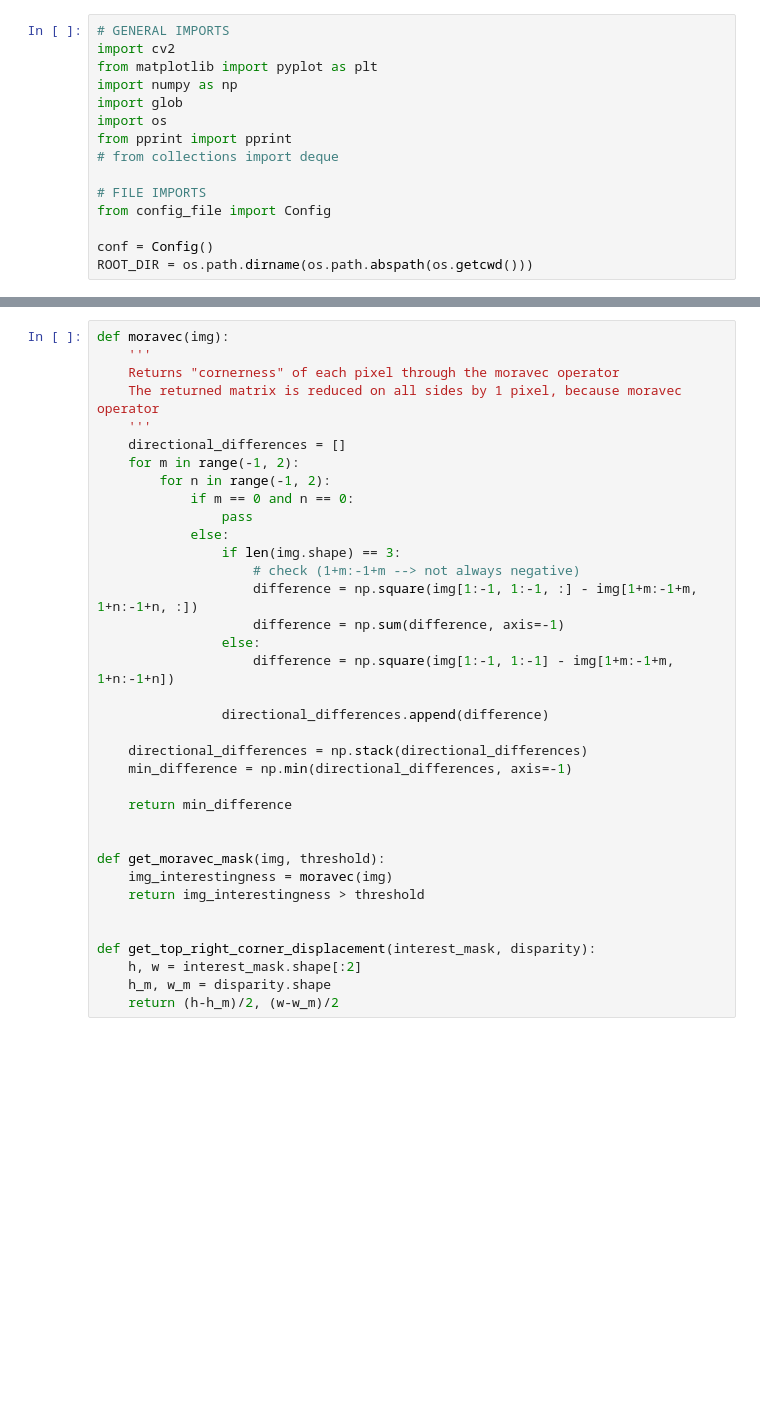
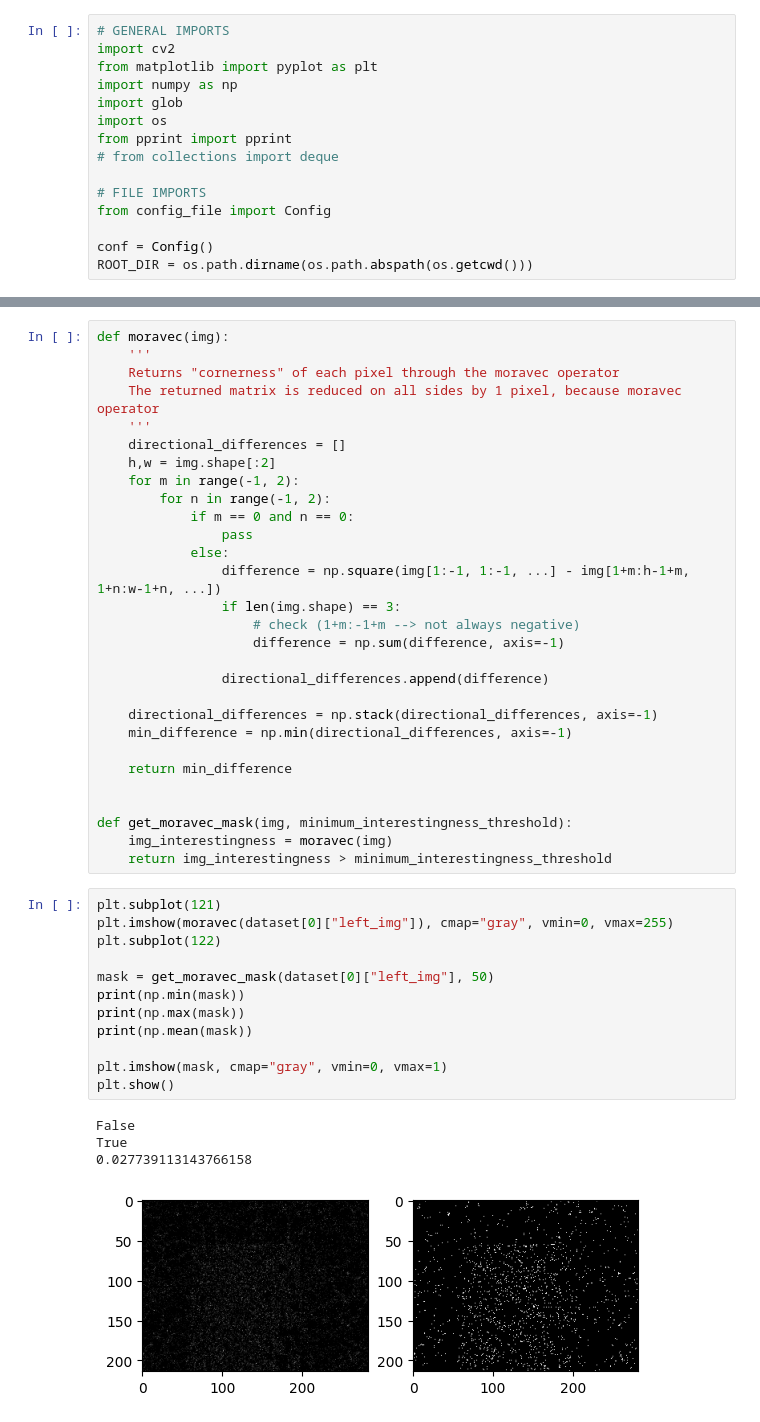
Before and after one commit to MarcelloCeresini/ComputerVision, a Jupyter notebook: src/main.ipynb, the cells around one changed output, grey strips where cells are left out. Cells and saved outputs as stored; diff of their text form; blank space fills up the shorter version.

```diff
--- a/src/main.ipynb
+++ b/src/main.ipynb
@@ -138,32 +254,42 @@ def moravec(img):
     The returned matrix is reduced on all sides by 1 pixel, because moravec operator
     '''
     directional_differences = []
+    h,w = img.shape[:2]
     for m in range(-1, 2):
         for n in range(-1, 2):
             if m == 0 and n == 0:
                 pass
             else:
+                difference = np.square(img[1:-1, 1:-1, ...] - img[1+m:h-1+m, 1+n:w-1+n, ...])
                 if len(img.shape) == 3:
                     # check (1+m:-1+m --> not always negative)
-                    difference = np.square(img[1:-1, 1:-1, :] - img[1+m:-1+m, 1+n:-1+n, :])
                     difference = np.sum(difference, axis=-1)
-                else:
-                    difference = np.square(img[1:-1, 1:-1] - img[1+m:-1+m, 1+n:-1+n])
 
                 directional_differences.append(difference)
 
-    directional_differences = np.stack(directional_differences)
+    directional_differences = np.stack(directional_differences, axis=-1)
     min_difference = np.min(directional_differences, axis=-1)
 
     return min_difference
 
 
-def get_moravec_mask(img, threshold):
+def get_moravec_mask(img, minimum_interestingness_threshold):
     img_interestingness = moravec(img)
-    return img_interestingness > threshold
-
-
-def get_top_right_corner_displacement(interest_mask, disparity):
-    h, w = interest_mask.shape[:2]
-    h_m, w_m = disparity.shape
-    return (h-h_m)/2, (w-w_m)/2
+    return img_interestingness > minimum_interestingness_threshold
+# %%
+plt.subplot(121)
+plt.imshow(moravec(dataset[0]["left_img"]), cmap="gray", vmin=0, vmax=255)
+plt.subplot(122)
+
+mask = get_moravec_mask(dataset[0]["left_img"], 50)
+print(np.min(mask))
+print(np.max(mask))
+print(np.mean(mask))
+
+plt.imshow(mask, cmap="gray", vmin=0, vmax=1)
+plt.show()
+# %% [output]
+False
+True
+0.027739113143766158
+[figure, added]
```
Also changed, not shown: parts of 17 cells of this notebook.
